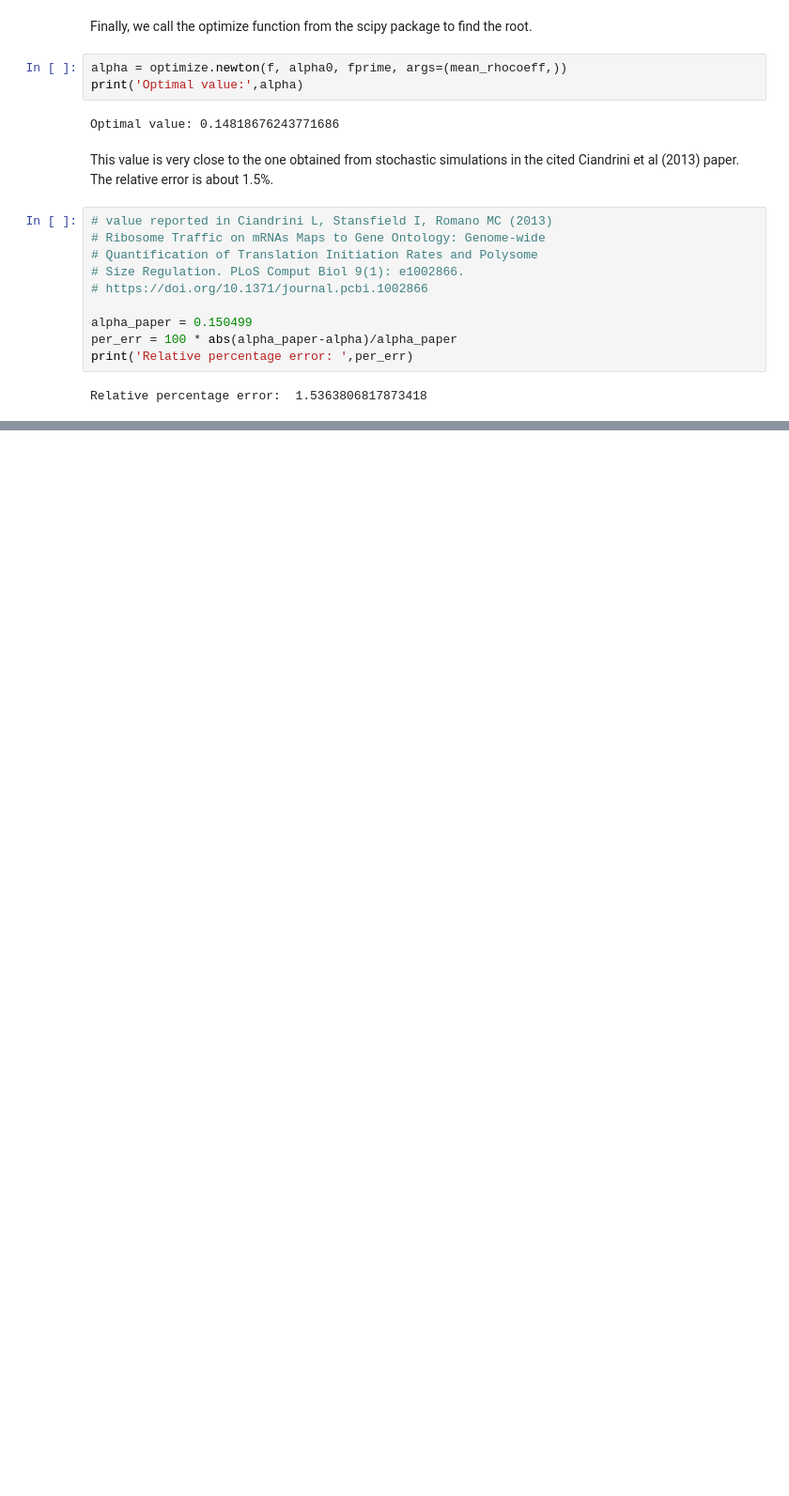
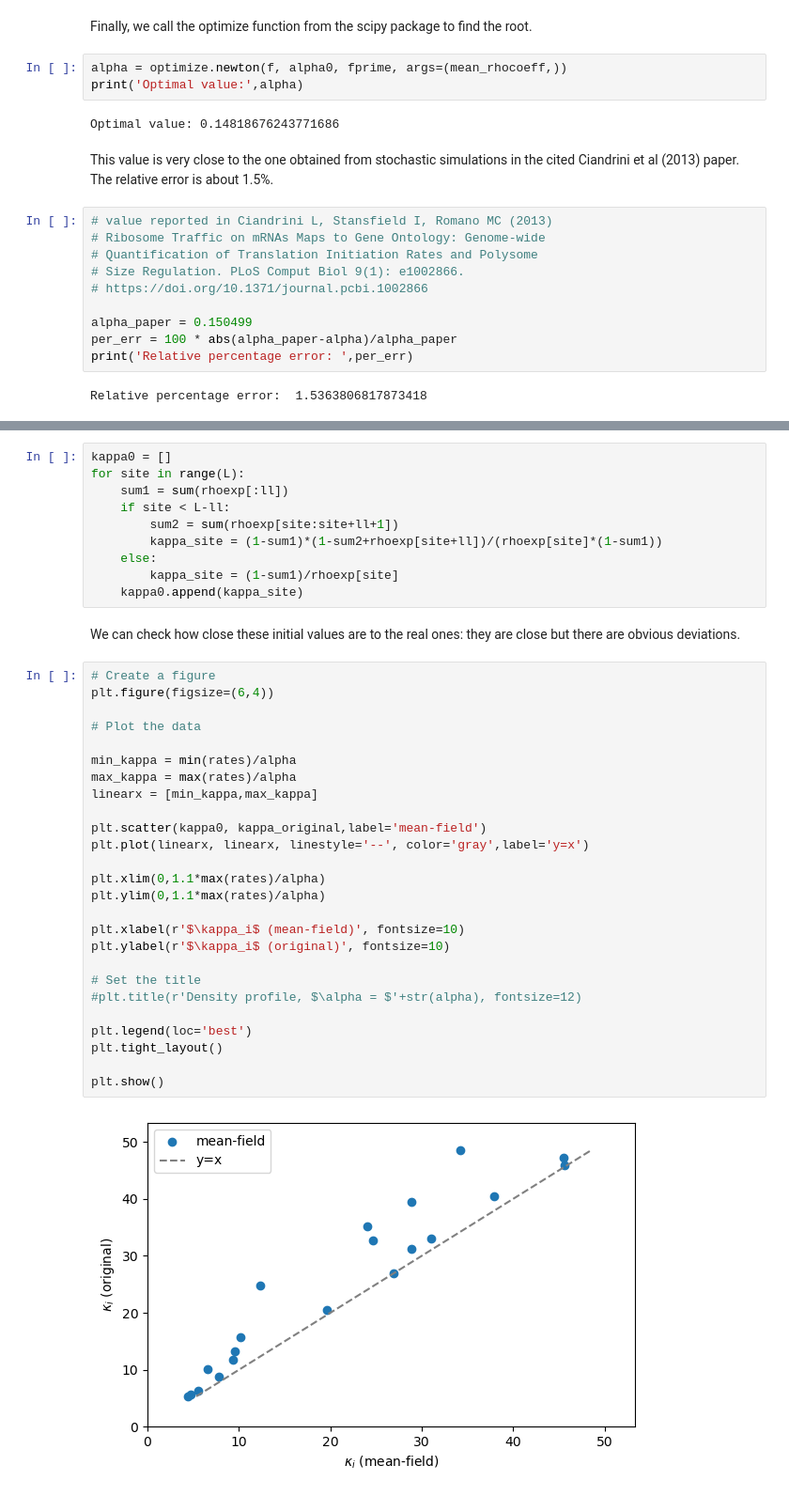
Before and after one commit to ExclusionProcess-tools/TASEPy, a Jupyter notebook: applications_TASEPy.ipynb, the cells around one changed output, grey strips where cells are left out. Shown at 94% size. Drawn from its saved outputs; the diff is of its cells as text; blank space fills up the shorter version.

```diff
--- a/applications_TASEPy.ipynb
+++ b/applications_TASEPy.ipynb
@@ -108,0 +200,40 @@ Relative percentage error:  1.5363806817873418
+# %%
+kappa0 = []
+for site in range(L):
+    sum1 = sum(rhoexp[:ll])
+    if site < L-ll:
+        sum2 = sum(rhoexp[site:site+ll+1])
+        kappa_site = (1-sum1)*(1-sum2+rhoexp[site+ll])/(rhoexp[site]*(1-sum1))
+    else:
+        kappa_site = (1-sum1)/rhoexp[site]
+    kappa0.append(kappa_site)
+# %% [markdown]
+We can check how close these initial values are to the real ones: they are close but there are obvious deviations.
+# %%
+# Create a figure
+plt.figure(figsize=(6,4))
+
+# Plot the data
+
+min_kappa = min(rates)/alpha
+max_kappa = max(rates)/alpha
+linearx = [min_kappa,max_kappa]
+
+plt.scatter(kappa0, kappa_original,label='mean-field')
+plt.plot(linearx, linearx, linestyle='--', color='gray',label='y=x')
+
+plt.xlim(0,1.1*max(rates)/alpha)
+plt.ylim(0,1.1*max(rates)/alpha)
+
+plt.xlabel(r'$\kappa_i$ (mean-field)', fontsize=10)
+plt.ylabel(r'$\kappa_i$ (original)', fontsize=10)
+
+# Set the title
+#plt.title(r'Density profile, $\alpha = $'+str(alpha), fontsize=12)
+
+plt.legend(loc='best')
+plt.tight_layout()
+
+plt.show()
+# %% [output]
+[figure, added]
```
Also changed, not shown: parts of 34 cells of this notebook.
